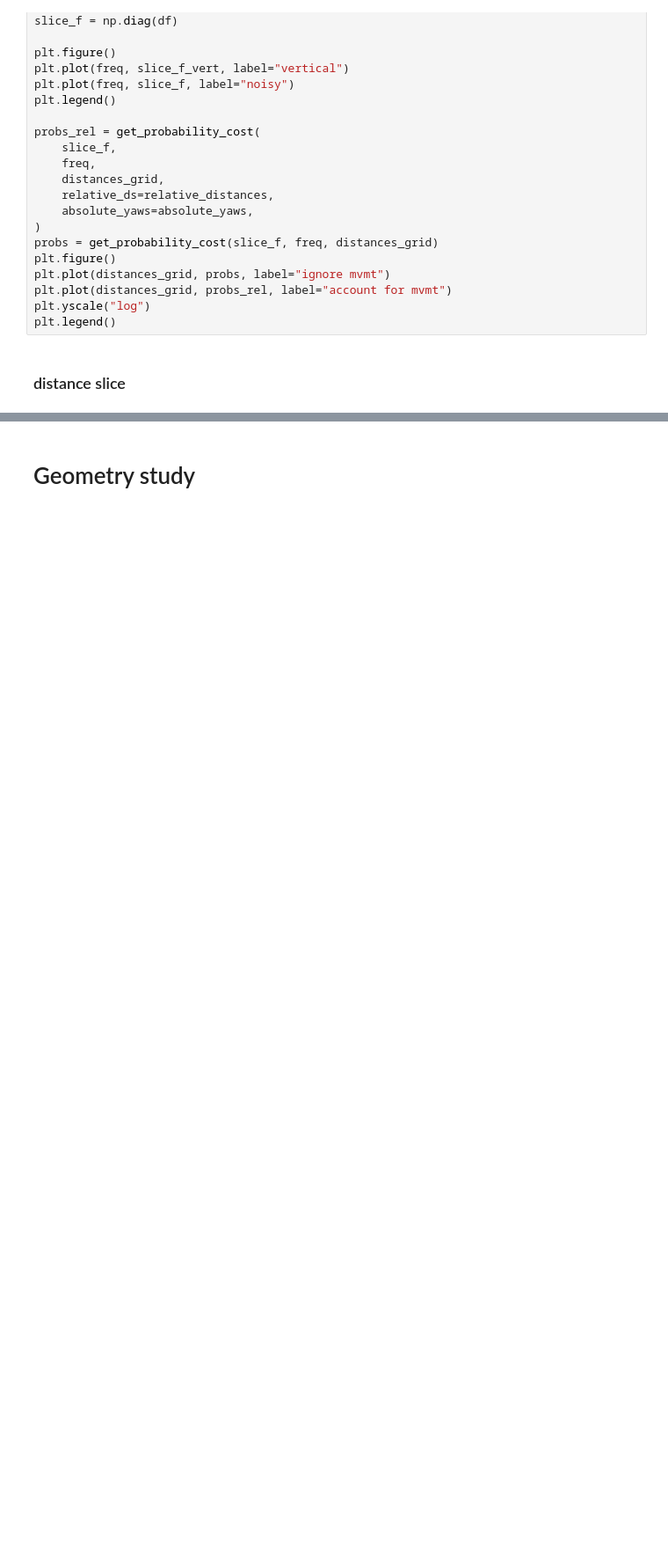
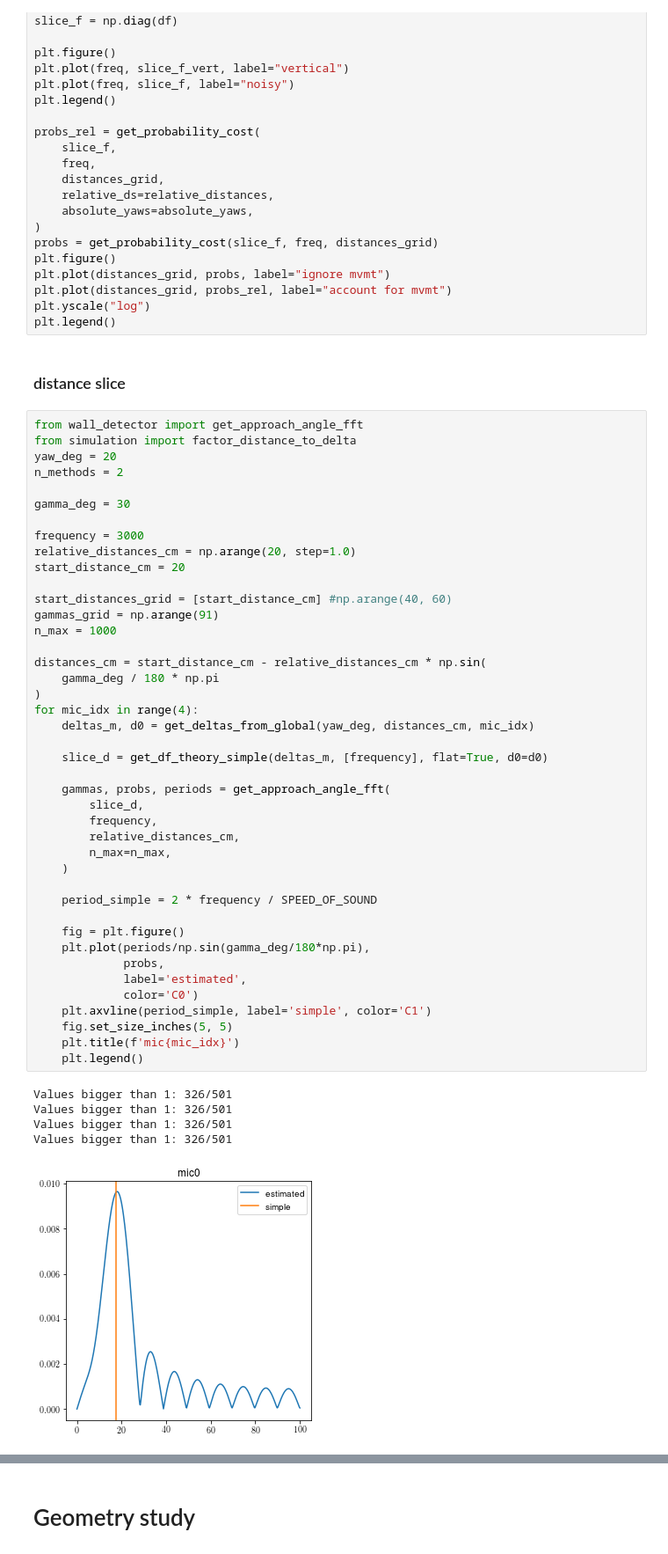
Before and after one commit to LCAV/audioROS, a Jupyter notebook: notebooks/WallStudy.ipynb, the cells around one changed output, grey strips where cells are left out. Shown at 88% size. Saved outputs shown, nothing was run; the diff lists cells and outputs as text; blank space fills up the shorter version.

```diff
--- a/notebooks/WallStudy.ipynb
+++ b/notebooks/WallStudy.ipynb
@@ -406,3 +440,51 @@ plt.yscale("log")
 plt.legend()
 # %% [markdown]
 ### distance slice
+# %%
+from wall_detector import get_approach_angle_fft
+from simulation import factor_distance_to_delta
+yaw_deg = 20
+n_methods = 2
+
+gamma_deg = 30
+
+frequency = 3000
+relative_distances_cm = np.arange(20, step=1.0)
+start_distance_cm = 20
+
+start_distances_grid = [start_distance_cm] #np.arange(40, 60)
+gammas_grid = np.arange(91)
+n_max = 1000
+
+distances_cm = start_distance_cm - relative_distances_cm * np.sin(
+    gamma_deg / 180 * np.pi
+)
+for mic_idx in range(4):
+    deltas_m, d0 = get_deltas_from_global(yaw_deg, distances_cm, mic_idx)
+
+    slice_d = get_df_theory_simple(deltas_m, [frequency], flat=True, d0=d0)
+
+    gammas, probs, periods = get_approach_angle_fft(
+        slice_d,
+        frequency,
+        relative_distances_cm,
+        n_max=n_max,
+    )
+
+    period_simple = 2 * frequency / SPEED_OF_SOUND
+
+    fig = plt.figure()
+    plt.plot(periods/np.sin(gamma_deg/180*np.pi),
+             probs,
+             label='estimated',
+             color='C0')
+    plt.axvline(period_simple, label='simple', color='C1')
+    fig.set_size_inches(5, 5)
+    plt.title(f'mic{mic_idx}')
+    plt.legend()
+# %% [output]
+Values bigger than 1: 326/501
+Values bigger than 1: 326/501
+Values bigger than 1: 326/501
+Values bigger than 1: 326/501
+[figure, added]
```
Also changed, not shown: parts of 24 cells of this notebook, 3 other files.
